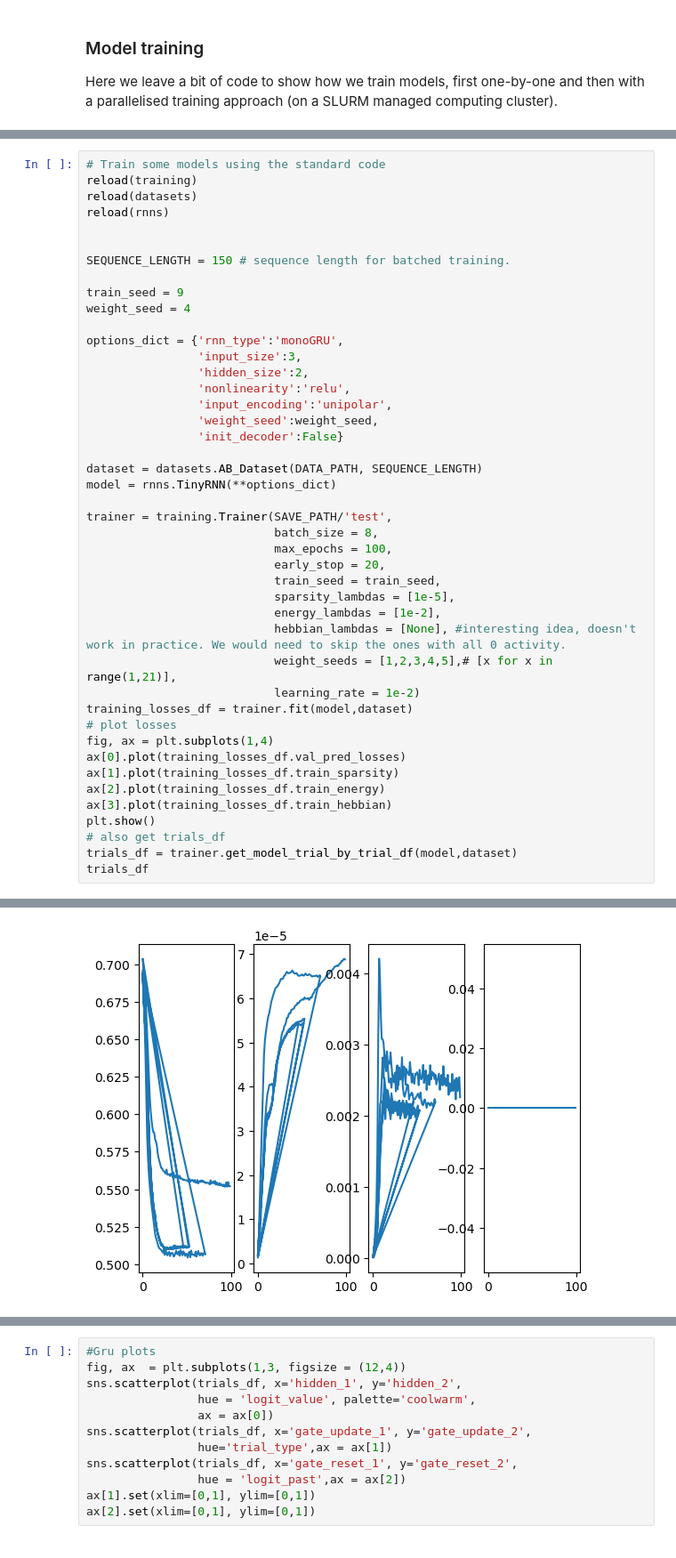
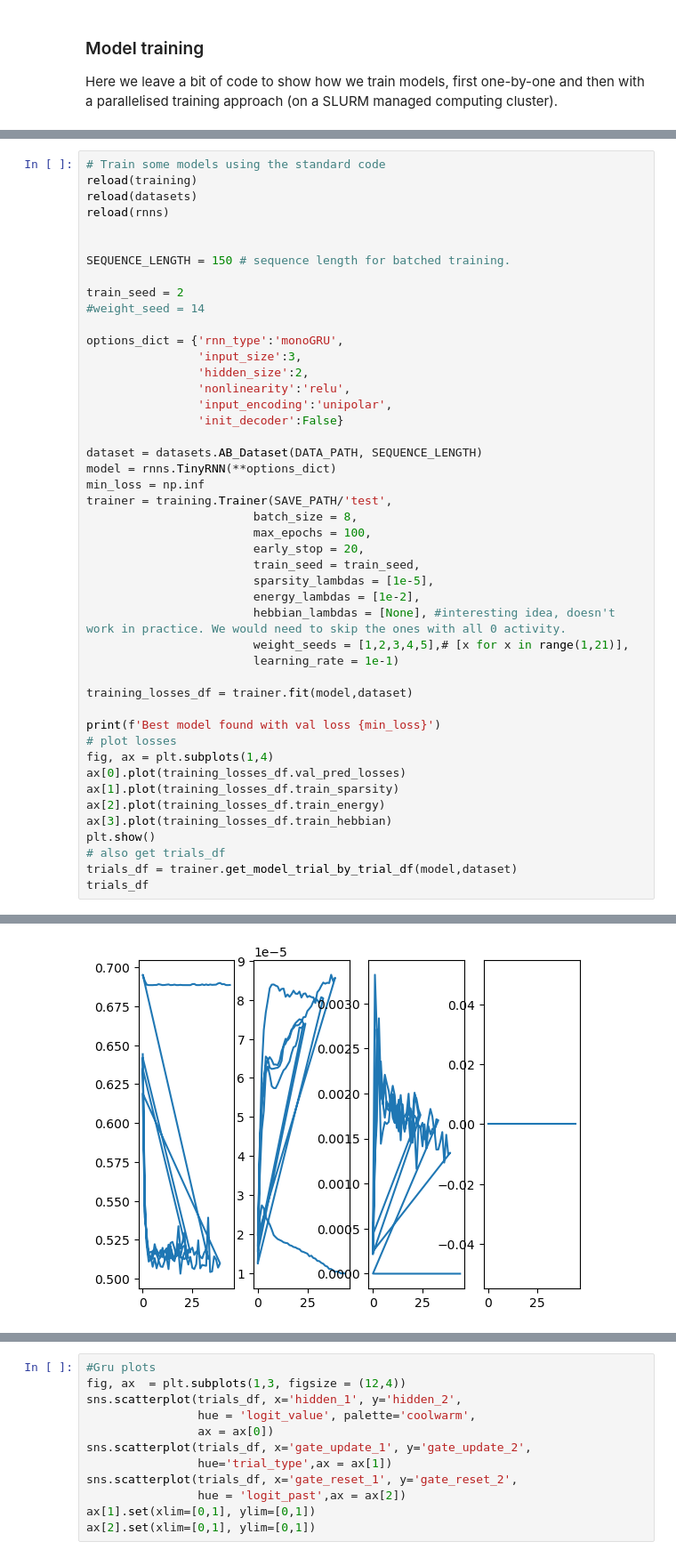
Before and after one commit to charlesdgburns/NM_TinyRNN, a Jupyter notebook: notebooks/train_and_select._RNNs.ipynb, the cells around one changed output, grey strips where cells are left out. Shown at 89% size. Saved outputs shown, nothing was run; the diff lists cells and outputs as text.

```diff
--- a/notebooks/train_and_select._RNNs.ipynb
+++ b/notebooks/train_and_select._RNNs.ipynb
@@ -75,31 +83,33 @@ reload(rnns)
 
 SEQUENCE_LENGTH = 150 # sequence length for batched training.
 
-train_seed = 9
-weight_seed = 4
+train_seed = 2
+#weight_seed = 14
 
 options_dict = {'rnn_type':'monoGRU',
                 'input_size':3,
                 'hidden_size':2,
                 'nonlinearity':'relu',
                 'input_encoding':'unipolar',
-                'weight_seed':weight_seed,
                 'init_decoder':False}
 
 dataset = datasets.AB_Dataset(DATA_PATH, SEQUENCE_LENGTH)
 model = rnns.TinyRNN(**options_dict)
+min_loss = np.inf
+trainer = training.Trainer(SAVE_PATH/'test',
+                        batch_size = 8,
+                        max_epochs = 100,
+                        early_stop = 20,
+                        train_seed = train_seed,
+                        sparsity_lambdas = [1e-5],
+                        energy_lambdas = [1e-2],
+                        hebbian_lambdas = [None], #interesting idea, doesn't work in practice. We would need to skip the ones with all 0 activity.
+                        weight_seeds = [1,2,3,4,5],# [x for x in range(1,21)],
+                        learning_rate = 1e-1)
 
-trainer = training.Trainer(SAVE_PATH/'test',
-                           batch_size = 8,
-                           max_epochs = 100,
-                           early_stop = 20,
-                           train_seed = train_seed,
-                           sparsity_lambdas = [1e-5],
-                           energy_lambdas = [1e-2],
-                           hebbian_lambdas = [None], #interesting idea, doesn't work in practice. We would need to skip the ones with all 0 activity.
-                           weight_seeds = [1,2,3,4,5],# [x for x in range(1,21)],
-                           learning_rate = 1e-2)
 training_losses_df = trainer.fit(model,dataset)
+
+print(f'Best model found with val loss {min_loss}')
 # plot losses
 fig, ax = plt.subplots(1,4)
 ax[0].plot(training_losses_df.val_pred_losses)
@@ -159,2 +172,2 @@ Lastly, extracting activations on full dataset
-[figure, old version]
+[figure, new version]
 |  | hidden_1 | hidden_2 | gate_update_1 | logit_value | logit_past | logit_change | prob_A | prob_b | ... |
```
Also changed, not shown: parts of 6 cells of this notebook, 26 other files.
